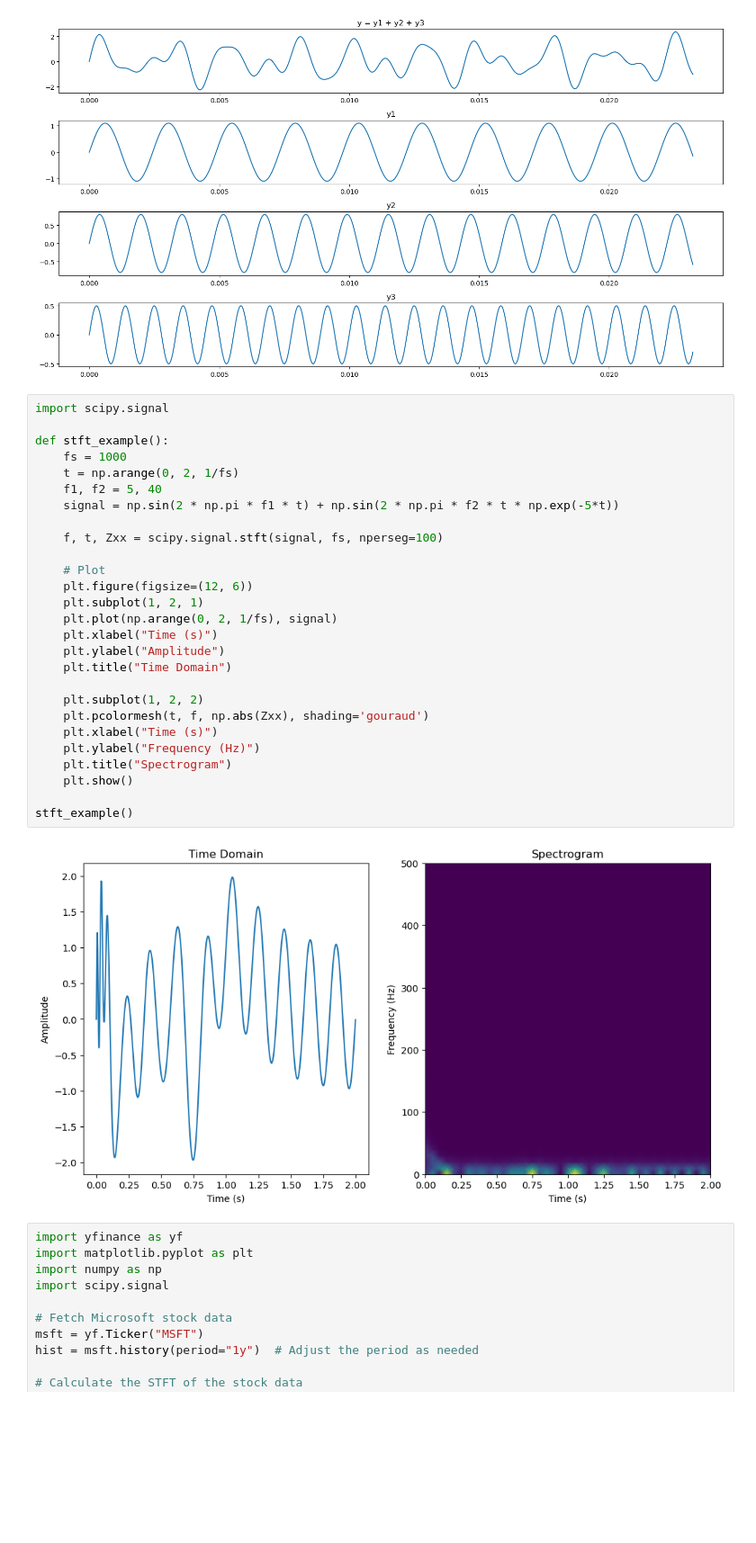
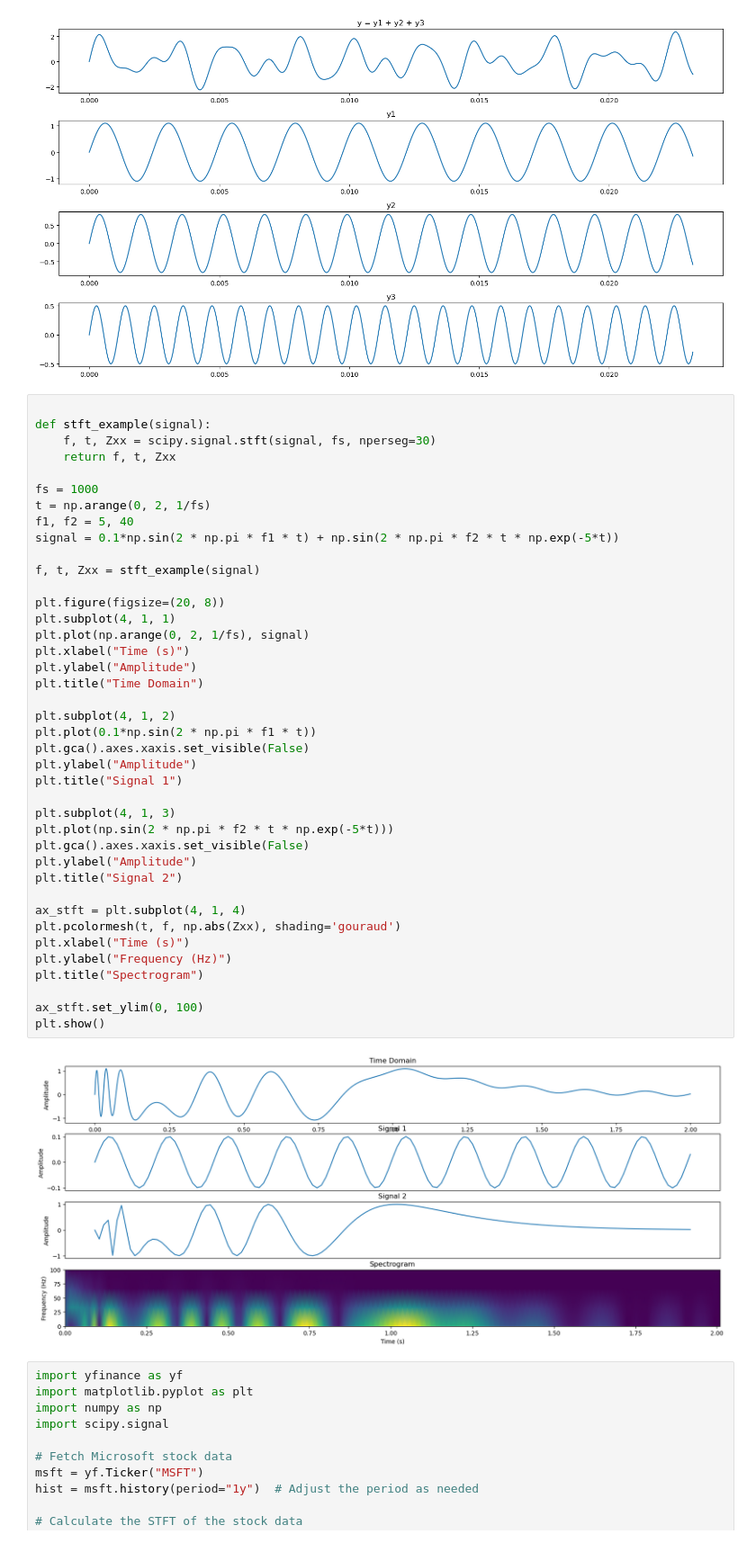
Before and after one commit to sopogen/sopogen.github.io, a Jupyter notebook: _posts/blog/2023-04-09.ipynb, the cells around one changed output. Shown at 90% size. Drawn from its saved outputs; the diff is of its cells as text; blank space fills up the shorter version.

```diff
--- a/_posts/blog/2023-04-09.ipynb
+++ b/_posts/blog/2023-04-09.ipynb
@@ -65,34 +68,47 @@ plt.show()
 # %% [output]
 [figure]
 # %%
-import scipy.signal
 
-def stft_example():
-    fs = 1000
-    t = np.arange(0, 2, 1/fs)
-    f1, f2 = 5, 40
-    signal = np.sin(2 * np.pi * f1 * t) + np.sin(2 * np.pi * f2 * t * np.exp(-5*t))
+def stft_example(signal):
+    f, t, Zxx = scipy.signal.stft(signal, fs, nperseg=30)
+    return f, t, Zxx
 
-    f, t, Zxx = scipy.signal.stft(signal, fs, nperseg=100)
+fs = 1000
+t = np.arange(0, 2, 1/fs)
+f1, f2 = 5, 40
+signal = 0.1*np.sin(2 * np.pi * f1 * t) + np.sin(2 * np.pi * f2 * t * np.exp(-5*t))
 
-    # Plot
-    plt.figure(figsize=(12, 6))
-    plt.subplot(1, 2, 1)
-    plt.plot(np.arange(0, 2, 1/fs), signal)
-    plt.xlabel("Time (s)")
-    plt.ylabel("Amplitude")
-    plt.title("Time Domain")
+f, t, Zxx = stft_example(signal)
 
-    plt.subplot(1, 2, 2)
-    plt.pcolormesh(t, f, np.abs(Zxx), shading='gouraud')
-    plt.xlabel("Time (s)")
-    plt.ylabel("Frequency (Hz)")
-    plt.title("Spectrogram")
-    plt.show()
+plt.figure(figsize=(20, 8))
+plt.subplot(4, 1, 1)
+plt.plot(np.arange(0, 2, 1/fs), signal)
+plt.xlabel("Time (s)")
+plt.ylabel("Amplitude")
+plt.title("Time Domain")
 
-stft_example()
+plt.subplot(4, 1, 2)
+plt.plot(0.1*np.sin(2 * np.pi * f1 * t))
+plt.gca().axes.xaxis.set_visible(False)
+plt.ylabel("Amplitude")
+plt.title("Signal 1")
+
+plt.subplot(4, 1, 3)
+plt.plot(np.sin(2 * np.pi * f2 * t * np.exp(-5*t)))
+plt.gca().axes.xaxis.set_visible(False)
+plt.ylabel("Amplitude")
+plt.title("Signal 2")
+
+ax_stft = plt.subplot(4, 1, 4)
+plt.pcolormesh(t, f, np.abs(Zxx), shading='gouraud')
+plt.xlabel("Time (s)")
+plt.ylabel("Frequency (Hz)")
+plt.title("Spectrogram")
+
+ax_stft.set_ylim(0, 100)
+plt.show()
 # %% [output]
-[figure, old version]
+[figure, new version]
 # %%
 import yfinance as yf
 import matplotlib.pyplot as plt
```
Also changed, not shown: parts of 3 cells of this notebook, 5 other files.
